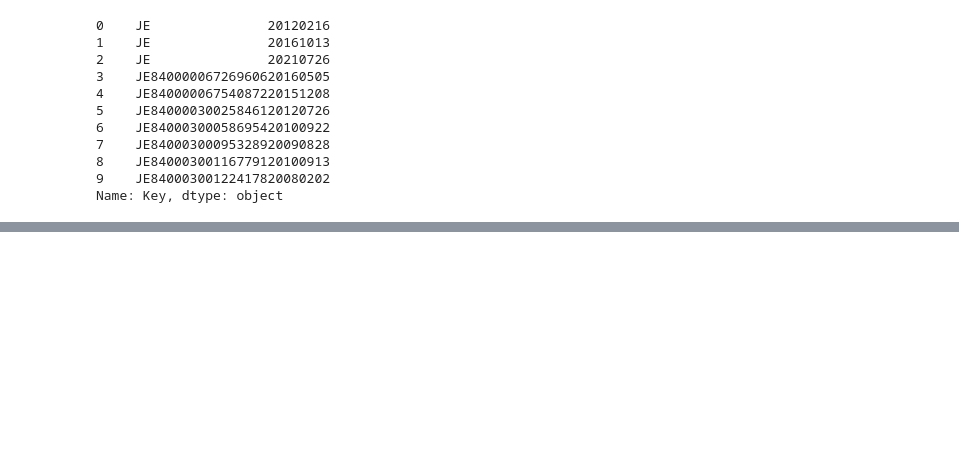
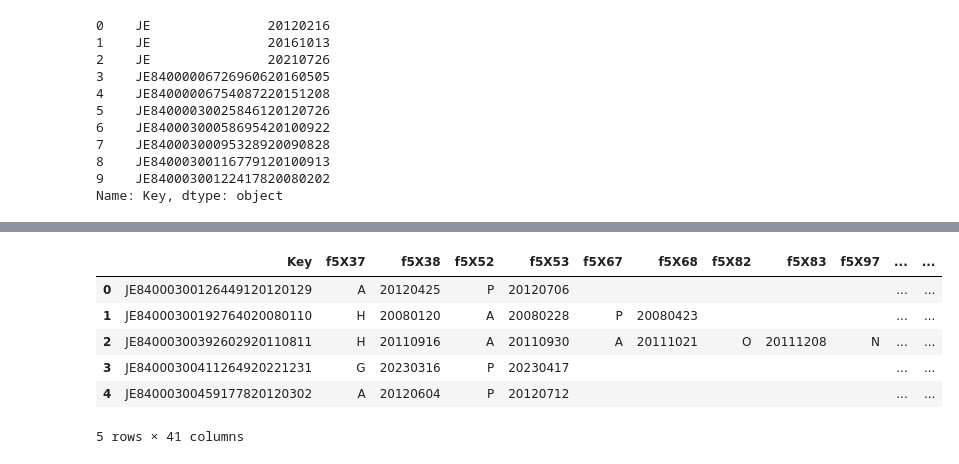
Before and after one commit to jagcha/JEPL, a Jupyter notebook: core/US25UW990JEPL.02.ipynb, the cells around one changed output, grey strips where cells are left out. Saved outputs shown, nothing was run; the diff lists cells and outputs as text; code cells hidden in the pictures; blank space fills up the shorter version.

```diff
--- a/core/US25UW990JEPL.02.ipynb
+++ b/core/US25UW990JEPL.02.ipynb
@@ -69,3 +69,14 @@ dc.pdfu['Key'][0:10]
 8    JE84000300116779120100913
 9    JE84000300122417820080202
 Name: Key, dtype: object
+# %%
+import re
+
+str1 = 'Type of reproductive event'
+str2 = 'Date of reproductive event'
+ks = [
+    int(re.findall(r'X(\d+)', k1)[0])
+    for k1 in dc.init.mapf
+    for k2 in dc.init.mapf[k1]
+    if (str1 in k2 or str2 in k2)
+]
@@ -104,16 +116,0 @@ a[1][:2]
-# %%
-n=10
-lacts = 'm'
-c = 17
-s = 12
-
-ks = list(set(dc.pdfu['Key']))
-np.random.seed(s)
-sks = np.random.choice(ks, size=n, replace=False)
-if lacts == 'm':
-    sks = [k[:c]for k in sks]
-    mask = dc.pdfu['Key'].apply(lambda k: k[:c]).isin(sks)
-elif lacts == 'u':
-    mask = dc.pdfu['Key'].isin(sks)
-
-mask.head()
@@ -245,0 +170,12 @@ sdf2.to_html(fp)
+# %%
+keys = dc.ColSelect(f4=None, f5=ks, key='Key')
+df = dc.sdf[keys]
+df.head()
+# %% [output]
+|  | Key | f5X37 | f5X38 | f5X52 | f5X53 | f5X67 | f5X68 | f5X82 | f5X83 | f5X97 | ... | ... |
+| 0 | JE84000300126449120120129 | A | 20120425 | P | 20120706 |  |  |  |  |  | ... | ... |
+| 1 | JE84000300192764020080110 | H | 20080120 | A | 20080228 | P | 20080423 |  |  |  | ... | ... |
+| 2 | JE84000300392602920110811 | H | 20110916 | A | 20110930 | A | 20111021 | O | 20111208 | N | ... | ... |
+| 3 | JE84000300411264920221231 | G | 20230316 | P | 20230417 |  |  |  |  |  | ... | ... |
+| 4 | JE84000300459177820120302 | A | 20120604 | P | 20120712 |  |  |  |  |  | ... | ... |
+5 rows × 41 columns
```
Also changed, not shown: parts of 22 cells of this notebook, 2 other files.
